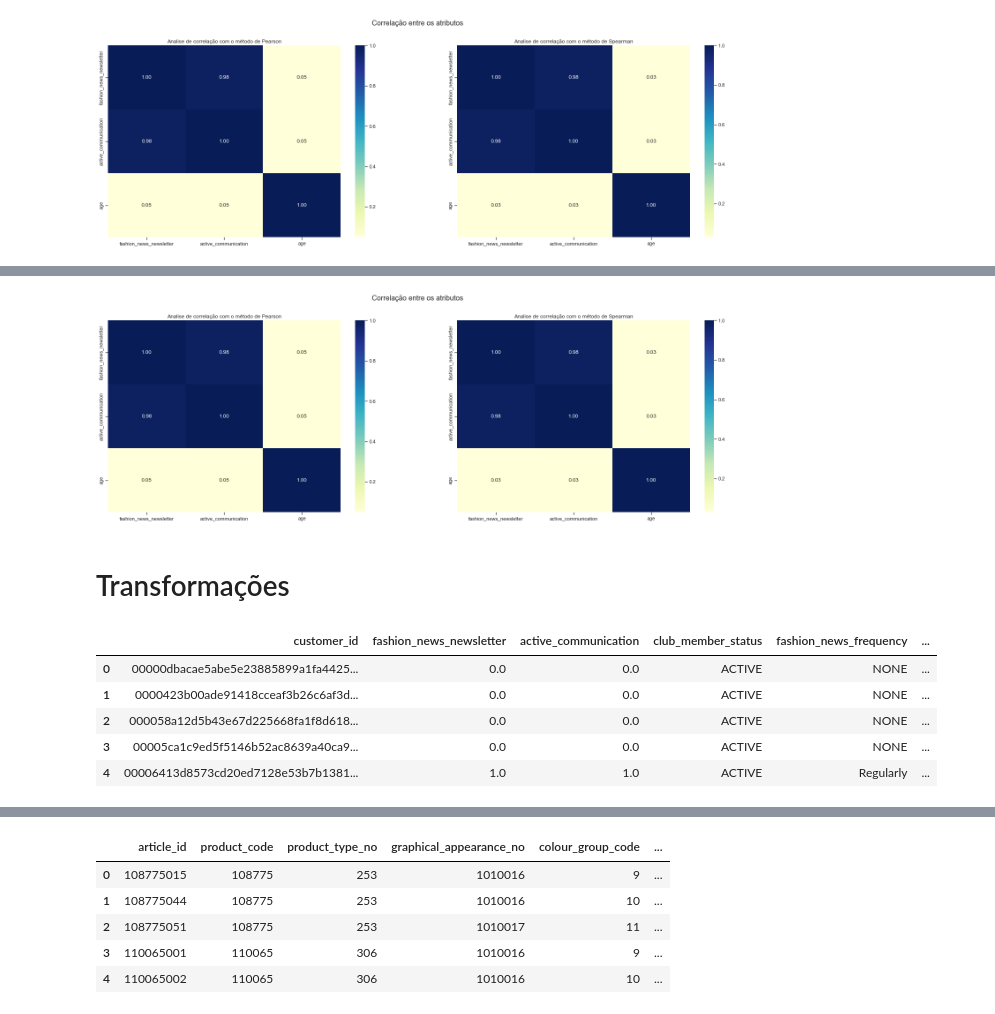
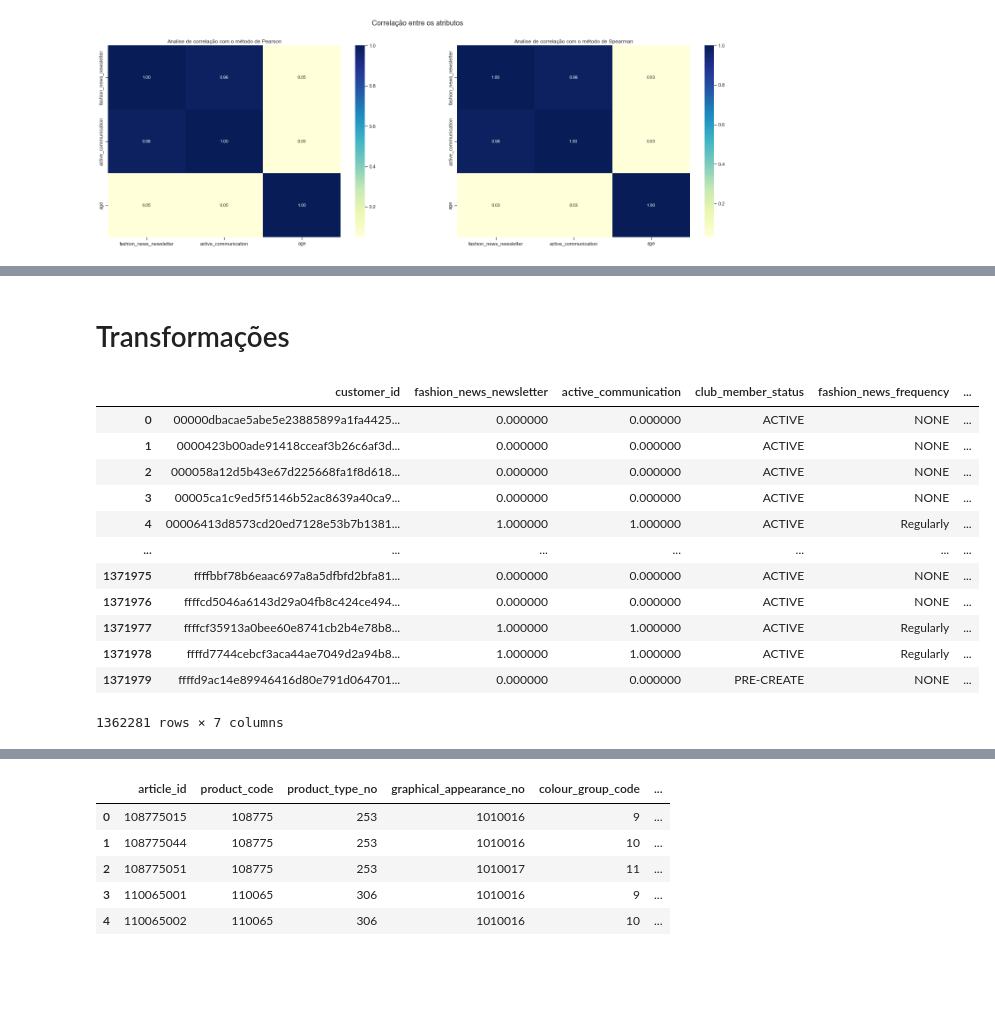
Before and after one commit to enyasantos/Kaggle_Personalized_Fashion_Recommendations, a Jupyter notebook: tp.ipynb, the cells around one changed output, grey strips where cells are left out. Drawn from its saved outputs; the diff is of its cells as text; code cells hidden in the pictures; blank space fills up the shorter version.

```diff
--- a/tp.ipynb
+++ b/tp.ipynb
@@ -801,16 +810,3 @@ customers
 1362281 rows × 7 columns
-# %%
-plt.figure(figsize=(26, 8))
-plt.suptitle('Correlação entre os atributos', fontsize=16)
-
-plt.subplot(1, 2, 1)
-plt.title('Analise de correlação com o método de Pearson')
-sns.heatmap(customers.corr(), annot = True, cmap= 'YlGnBu', fmt= '.2f');
-
-plt.subplot(1, 2, 2)
-plt.title('Analise de correlação com o método de Spearman')
-sns.heatmap(customers.corr(method="spearman"), annot = True, cmap= 'YlGnBu', fmt= '.2f');
-# %% [output]
-[figure, removed]
 # %% [markdown]
 # Transformações
@@ -820,13 +813,20 @@ def normalize(dt, attribute):
 # %%
 from sklearn.preprocessing import OneHotEncoder
 # %%
-customers.head()
+customers
 # %% [output]
 |  | customer_id | fashion_news_newsletter | active_communication | club_member_status | fashion_news_frequency | ... |
-| 0 | 00000dbacae5abe5e23885899a1fa4425... | 0.0 | 0.0 | ACTIVE | NONE | ... |
-| 1 | 0000423b00ade91418cceaf3b26c6af3d... | 0.0 | 0.0 | ACTIVE | NONE | ... |
-| 2 | 000058a12d5b43e67d225668fa1f8d618... | 0.0 | 0.0 | ACTIVE | NONE | ... |
-| 3 | 00005ca1c9ed5f5146b52ac8639a40ca9... | 0.0 | 0.0 | ACTIVE | NONE | ... |
-| 4 | 00006413d8573cd20ed7128e53b7b1381... | 1.0 | 1.0 | ACTIVE | Regularly | ... |
+| 0 | 00000dbacae5abe5e23885899a1fa4425... | 0.000000 | 0.000000 | ACTIVE | NONE | ... |
+| 1 | 0000423b00ade91418cceaf3b26c6af3d... | 0.000000 | 0.000000 | ACTIVE | NONE | ... |
+| 2 | 000058a12d5b43e67d225668fa1f8d618... | 0.000000 | 0.000000 | ACTIVE | NONE | ... |
+| 3 | 00005ca1c9ed5f5146b52ac8639a40ca9... | 0.000000 | 0.000000 | ACTIVE | NONE | ... |
+| 4 | 00006413d8573cd20ed7128e53b7b1381... | 1.000000 | 1.000000 | ACTIVE | Regularly | ... |
+| ... | ... | ... | ... | ... | ... | ... |
+| 1371975 | ffffbbf78b6eaac697a8a5dfbfd2bfa81... | 0.000000 | 0.000000 | ACTIVE | NONE | ... |
+| 1371976 | ffffcd5046a6143d29a04fb8c424ce494... | 0.000000 | 0.000000 | ACTIVE | NONE | ... |
+| 1371977 | ffffcf35913a0bee60e8741cb2b4e78b8... | 1.000000 | 1.000000 | ACTIVE | Regularly | ... |
+| 1371978 | ffffd7744cebcf3aca44ae7049d2a94b8... | 1.000000 | 1.000000 | ACTIVE | Regularly | ... |
+| 1371979 | ffffd9ac14e89946416d80e791d064701... | 0.000000 | 0.000000 | PRE-CREATE | NONE | ... |
+1362281 rows × 7 columns
 # %%
 c_customers = customers.copy()
```
Also changed, not shown: parts of 95 cells of this notebook, 3 other files.
